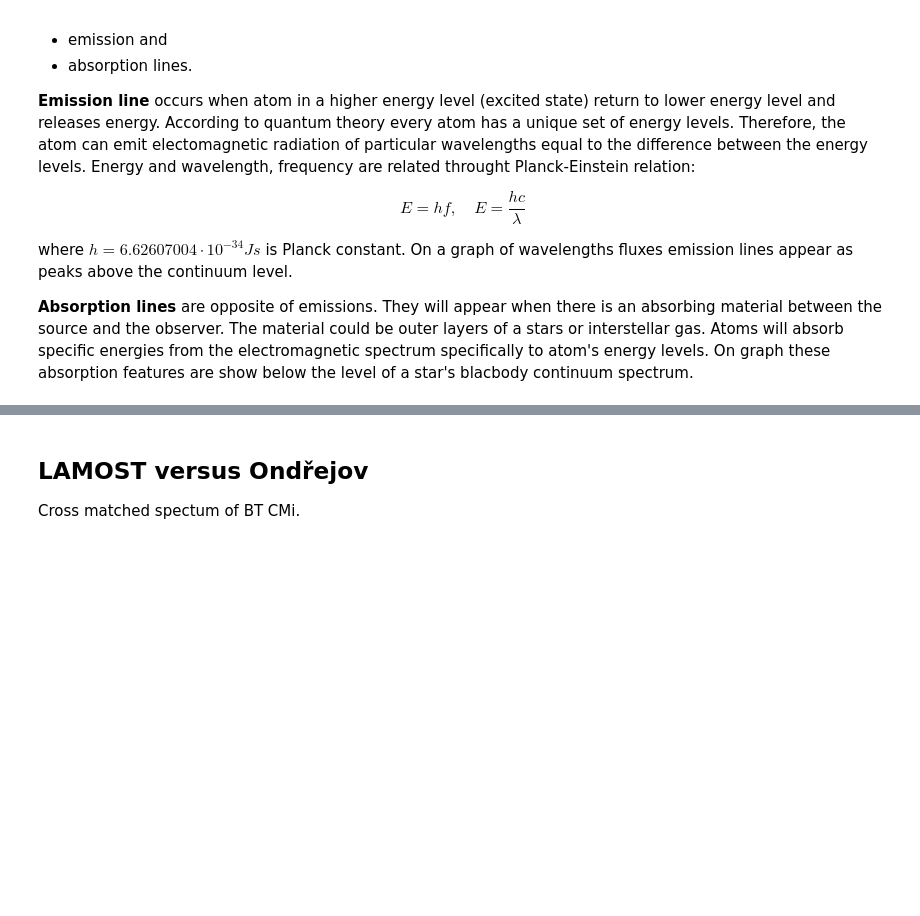
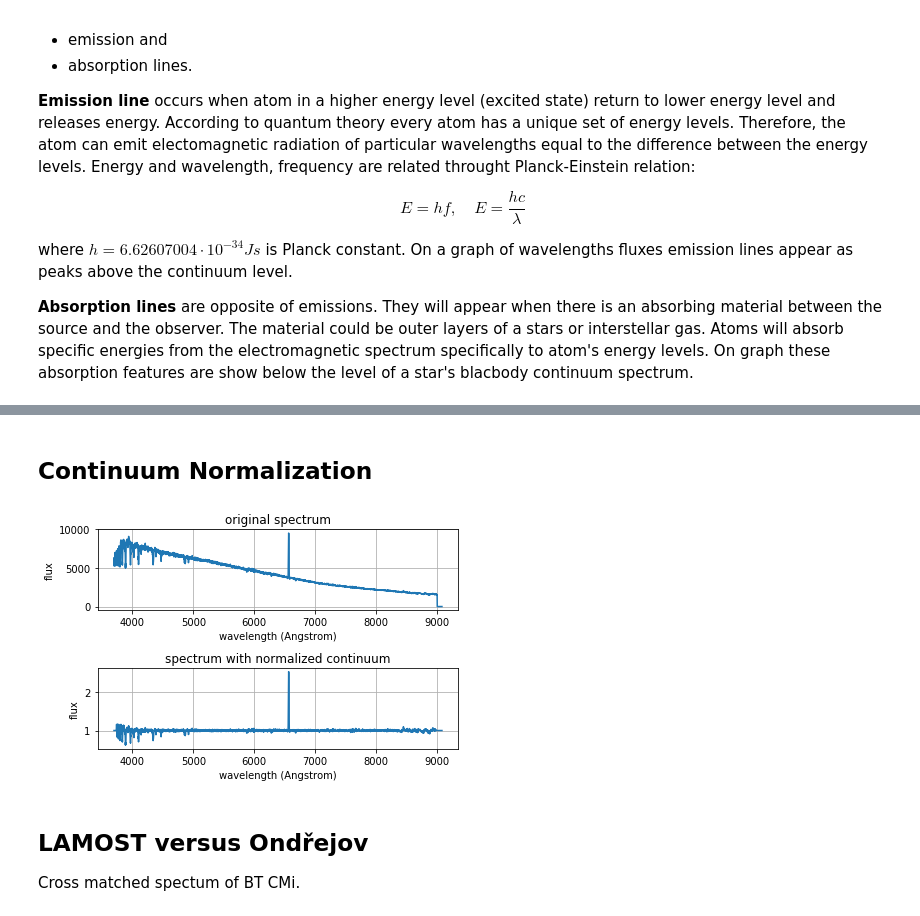
Before and after one commit to podondra/bt-spectraldl, a Jupyter notebook: notebooks/00-spectroscopy.ipynb, the cells around one changed output, grey strips where cells are left out. Cells and saved outputs as stored; diff of their text form; code cells hidden in the pictures; blank space fills up the shorter version.

```diff
--- a/notebooks/00-spectroscopy.ipynb
+++ b/notebooks/00-spectroscopy.ipynb
@@ -151,3 +141,39 @@ HISTORY2
+# %% [markdown]
+## Continuum Normalization
+# %%
+f, (ax1, ax2) = plt.subplots(2, 1)
+
+with astropy.io.fits.open('samples/bt-cmi-lamost.fits') as hdulist:
+    header = hdulist[0].header
+    start = header['CRVAL1']
+    delta = header['CD1_1']
+    pix = header['CRPIX1']
+    ax1.plot(
+        np.array([10 ** (start + (i - pix + 1) * delta) for i in range(header['NAXIS1'])]),
+        hdulist[0].data[0],
+    )
+    ax1.set_title('original spectrum')
+    ax1.set_xlabel('wavelength (Angstrom)')
+    ax1.set_ylabel('flux')
+    ax1.grid()
+
+with astropy.io.fits.open('samples/bt-cmi-lamost.fits') as hdulist:
+    header = hdulist[0].header
+    start = header['CRVAL1']
+    delta = header['CD1_1']
+    pix = header['CRPIX1']
+    ax2.plot(
+        np.array([10 ** (start + (i - pix + 1) * delta) for i in range(header['NAXIS1'])]),
+        hdulist[0].data[2],
+    )
+    ax2.set_title('spectrum with normalized continuum')
+    ax2.set_xlabel('wavelength (Angstrom)')
+    ax2.set_ylabel('flux')
+    ax2.grid()
+
+f.tight_layout()
+# %% [output]
+[figure, added]
 # %% [markdown]
 ## LAMOST versus Ondřejov
 
```
Also changed, not shown: parts of 5 cells of this notebook, 3 other files.
